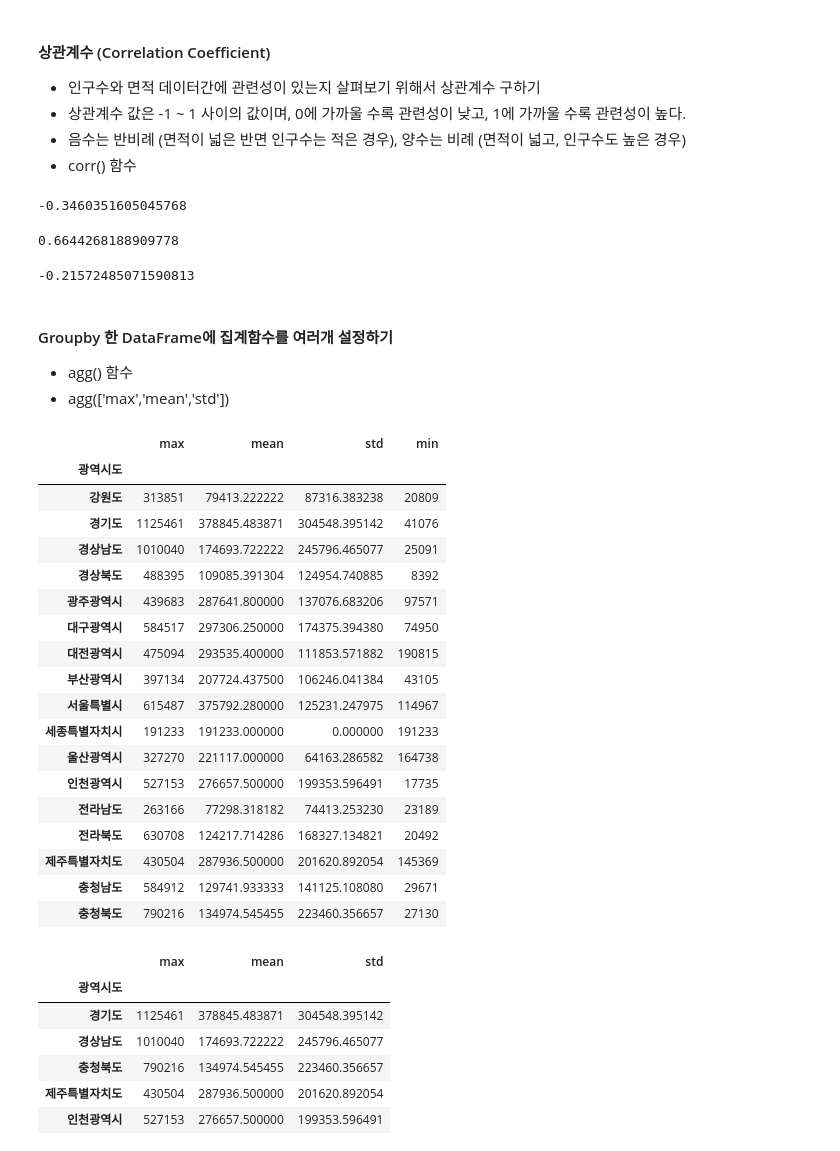
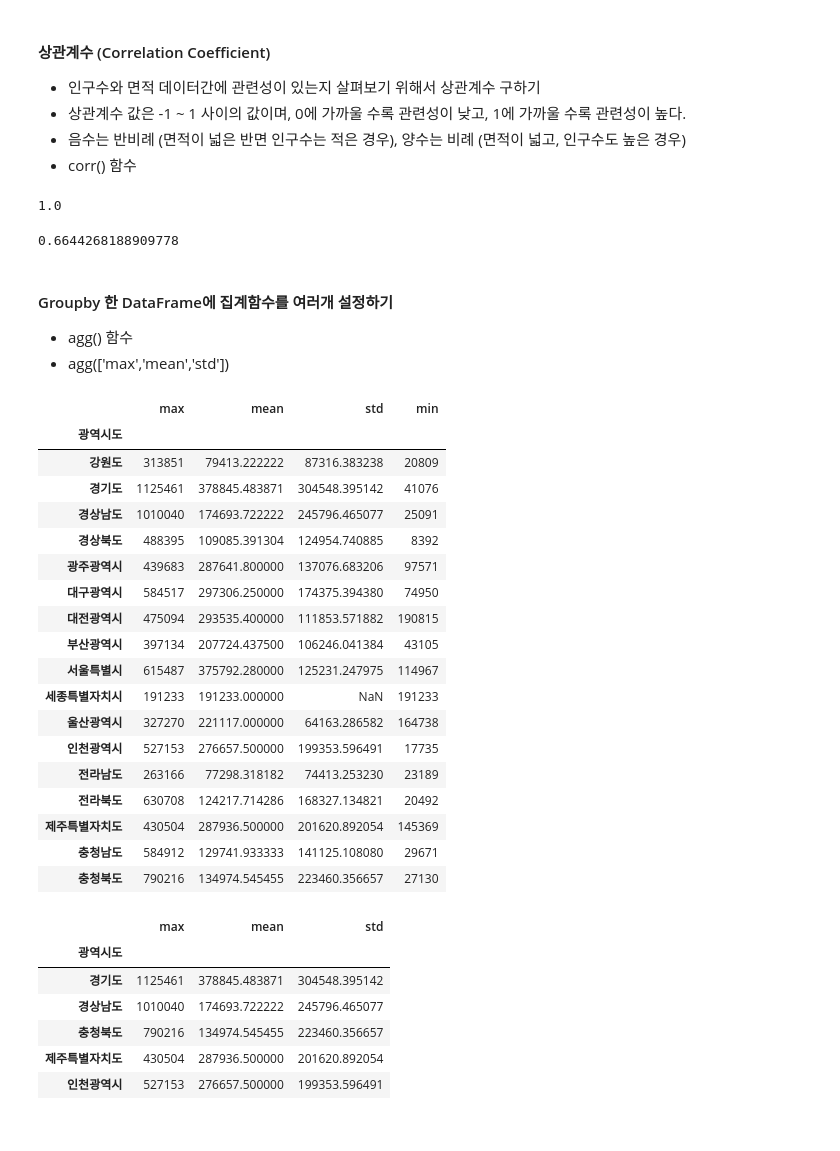
Before and after one commit to COMFORTO-O/SKShieldus_Rookies_Study, a Jupyter notebook: web_scrolling_python/03-1.행정구역정보_분석과시각화.ipynb, the cells around one changed output. Cells and saved outputs as stored; diff of their text form; code cells hidden in the pictures.

```diff
--- a/web_scrolling_python/03-1.행정구역정보_분석과시각화.ipynb
+++ b/web_scrolling_python/03-1.행정구역정보_분석과시각화.ipynb
@@ -504,3 +461,4 @@ data.columns
 Index(['Unnamed: 0', '인구수', 'shortName', 'x', 'y', '면적', '광역시도', '행정구역'], dtype='object')
 # %%
 # 'Unnamed: 0' 컬럼명을 'seq' 로 변경한다. 원본 객체는 변경되지 않고 변경된 결과만 출력함
+data.rename(columns={'Unnamed: 0' : 'seq'}, inplace=False)
@@ -521,5 +465,6 @@ Index(['Unnamed: 0', '인구수', 'shortName', 'x', 'y', '면적', '광역시도
 # %%
 #원본 객체가 변경되고 변경된 결과는 출력하지 않는다.
+data.rename(columns={'Unnamed: 0' : 'seq'}, inplace=True)
 # %% [output]
 Index(['seq', '인구수', 'shortName', 'x', 'y', '면적', '광역시도', '행정구역'], dtype='object')
 # %%
@@ -527,4 +478,5 @@ Index(['seq', '인구수', 'shortName', 'x', 'y', '면적', '광역시도', '행
 # %%
+data.set_index('seq')
 # %% [output]
 |  | 인구수 | shortName | x | y | 면적 | 광역시도 | 행정구역 |
 | seq |  |  |  |  |  |  |  |
@@ -678,7 +651,9 @@ Successfully installed xlsxwriter-3.2.2
 * corr() 함수
 # %%
 #전국의 면적과 인구수의 상관계수 구하기
+
+data['면적'].corr(data['면적'])
 # %% [output]
--0.3460351605045768
+1.0
 # %%
 #서울의 면적과 인구수의 상관계수 구하기
@@ -686,8 +663,7 @@ Successfully installed xlsxwriter-3.2.2
 0.6644268188909778
 # %%
 #경기도의 면적과 인구수의 상관계수 구하기
+gy_df = data.loc[data['광역시도'] == '경기도',['행정구역','인구수','면적']]
-# %% [output]
--0.21572485071590813
 # %% [markdown]
 #### Groupby 한 DataFrame에 집계함수를 여러개 설정하기
 * agg() 함수
@@ -695,19 +671,20 @@ Successfully installed xlsxwriter-3.2.2
 # %%
 # agg() 함수 사용하여 여러개의 통계함수를 사용합니다.
 # fillna(0) NaN 을 0 으로 변경해 줌
+data.groupby('광역시도')['인구수'].agg(['max','mean','std','min'])
 # %% [output]
 |  | max | mean | std | min |
 | 광역시도 |  |  |  |  |
 | 강원도 | 313851 | 79413.222222 | 87316.383238 | 20809 |
 | 경기도 | 1125461 | 378845.483871 | 304548.395142 | 41076 |
 | 경상남도 | 1010040 | 174693.722222 | 245796.465077 | 25091 |
 | 경상북도 | 488395 | 109085.391304 | 124954.740885 | 8392 |
 | 광주광역시 | 439683 | 287641.800000 | 137076.683206 | 97571 |
 | 대구광역시 | 584517 | 297306.250000 | 174375.394380 | 74950 |
 | 대전광역시 | 475094 | 293535.400000 | 111853.571882 | 190815 |
 | 부산광역시 | 397134 | 207724.437500 | 106246.041384 | 43105 |
 | 서울특별시 | 615487 | 375792.280000 | 125231.247975 | 114967 |
-| 세종특별자치시 | 191233 | 191233.000000 | 0.000000 | 191233 |
+| 세종특별자치시 | 191233 | 191233.000000 | NaN | 191233 |
 | 울산광역시 | 327270 | 221117.000000 | 64163.286582 | 164738 |
 | 인천광역시 | 527153 | 276657.500000 | 199353.596491 | 17735 |
 | 전라남도 | 263166 | 77298.318182 | 74413.253230 | 23189 |
```
Also changed, not shown: parts of 27 cells of this notebook, 32 other files.
